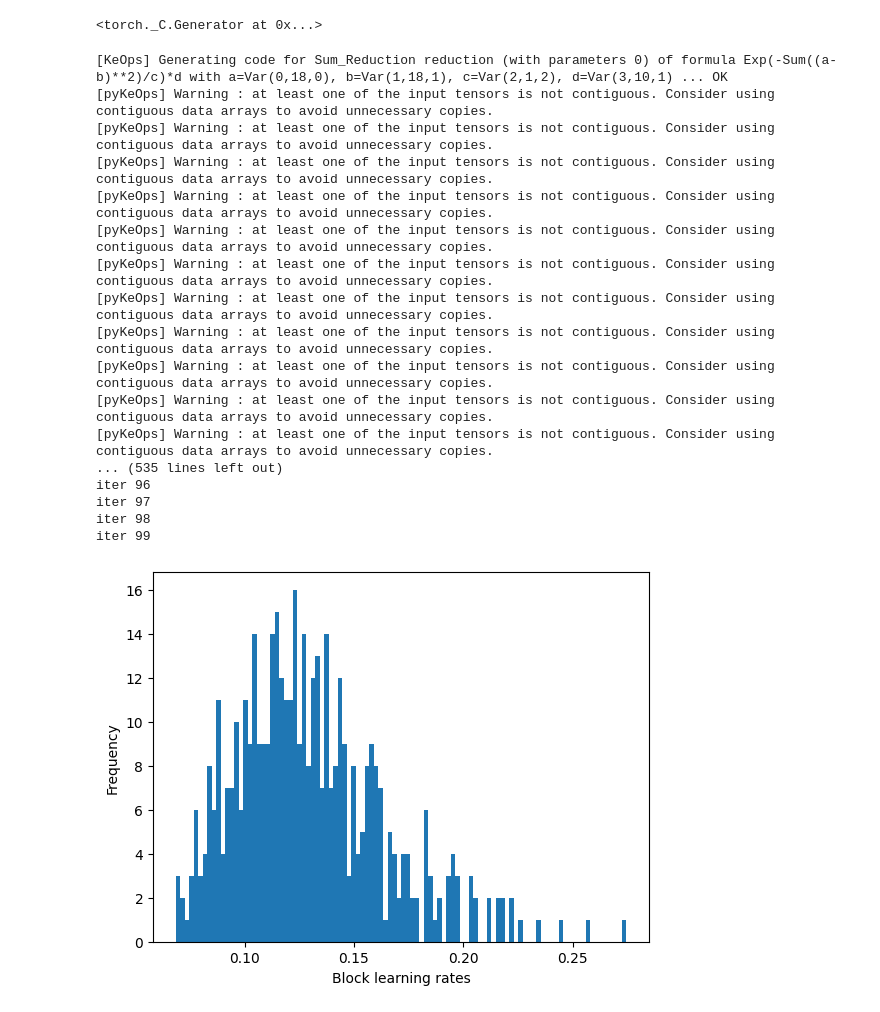
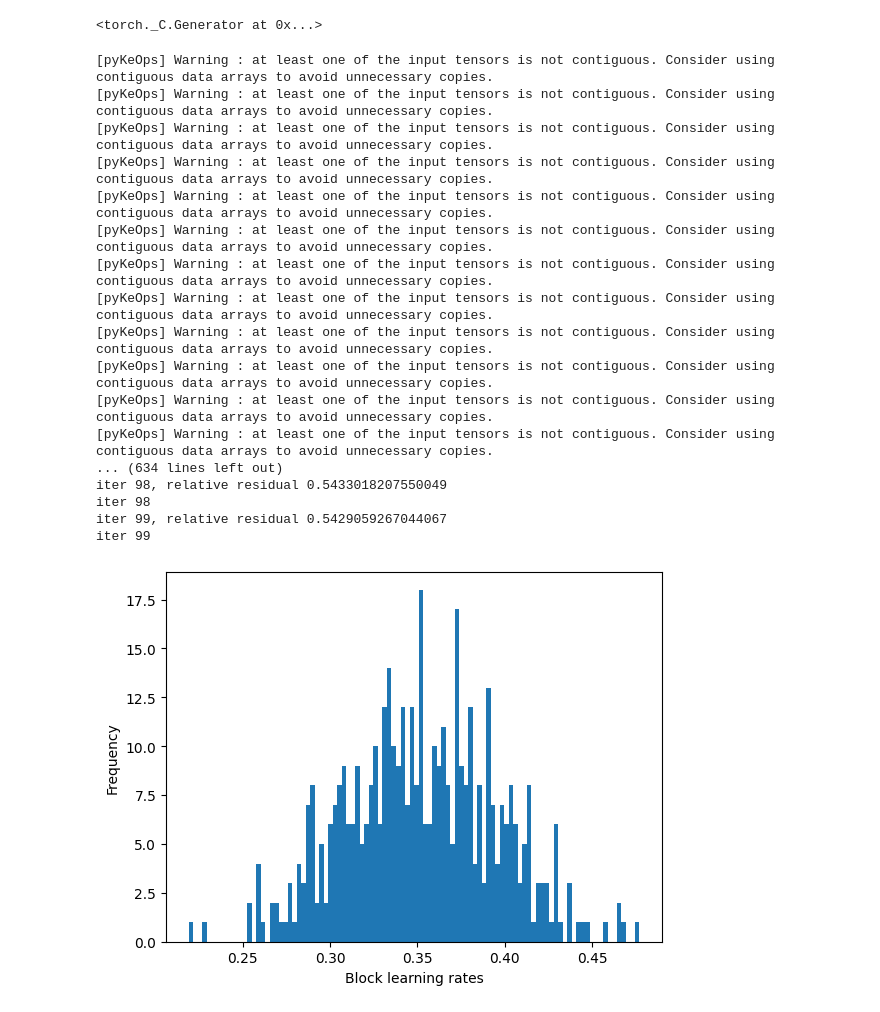
Before and after one commit to aliceitmushuk/fast_krr_alisver, a Jupyter notebook: test2.ipynb, the cells around one changed output. Saved outputs shown, nothing was run; the diff lists cells and outputs as text; code cells hidden in the pictures.

```diff
--- a/test2.ipynb
+++ b/test2.ipynb
@@ -173,11 +283,19 @@ def bcd(x, sigma, b, lambd, a0, B, r, max_iter, device):
 # %%
 data = load_svmlight_file('./data/SUSY')
 # %%
+b = data[1]
+# b[b == 0] = -1
+
 x_tr = data[0][:4500000].toarray()
-b_tr = data[1][:4500000]
+b_tr = b[:4500000]
+
+x_tst = data[0][4500000:].toarray()
+b_tst = b[4500000:]
 
 scaler = StandardScaler()
-x_tr = scaler.fit_transform(x_tr)
+scaler.fit_transform(x_tr)
+x_tr = scaler.transform(x_tr)
+x_tst = scaler.transform(x_tst)
 
 N_x = x_tr.shape[0]
 
@@ -208,9 +326,10 @@ K_ij = (- D_ij / (2 * sigma ** 2)).exp()  # Gaussian kernel matrix, still lazy
 # K_ij = (- D_ij / (2 * sigma ** 2)).exp()  # Gaussian kernel matrix, still lazy
 # %%
 # b = torch.randn(N_x, dtype=torch.float32).to(device)
+a0 = torch.zeros(N_x, dtype=torch.float32).to(device)
 lambd = 4.5 # (10 ** -2) / N_x
-a0 = torch.zeros(N_x, dtype=torch.float32).to(device)
-r = 10
+B = 450
+r = 30
 max_iter = 100
 # %%
 # Ground truth
@@ -222,22 +344,23 @@ max_iter = 100
 # %%
 with torch.no_grad():
-    a = bcd(x_tr, sigma, b_tr, lambd, a0, 450, r, max_iter, device)
+    a = acc_bcd(x_tr, b_tr, sigma, lambd, a0, B, r,
+                max_iter, device, fig_name='acc_test')
 # %% [output]
-[KeOps] Generating code for Sum_Reduction reduction (with parameters 0) of formula Exp(-Sum((a-b)**2)/c)*d with a=Var(0,18,0), b=Var(1,18,1), c=Var(2,1,2), d=Var(3,10,1) ... OK
 [pyKeOps] Warning : at least one of the input tensors is not contiguous. Consider using contiguous data arrays to avoid unnecessary copies.
 [pyKeOps] Warning : at least one of the input tensors is not contiguous. Consider using contiguous data arrays to avoid unnecessary copies.
 [pyKeOps] Warning : at least one of the input tensors is not contiguous. Consider using contiguous data arrays to avoid unnecessary copies.
 [pyKeOps] Warning : at least one of the input tensors is not contiguous. Consider using contiguous data arrays to avoid unnecessary copies.
 [pyKeOps] Warning : at least one of the input tensors is not contiguous. Consider using contiguous data arrays to avoid unnecessary copies.
 [pyKeOps] Warning : at least one of the input tensors is not contiguous. Consider using contiguous data arrays to avoid unnecessary copies.
 [pyKeOps] Warning : at least one of the input tensors is not contiguous. Consider using contiguous data arrays to avoid unnecessary copies.
 [pyKeOps] Warning : at least one of the input tensors is not contiguous. Consider using contiguous data arrays to avoid unnecessary copies.
 [pyKeOps] Warning : at least one of the input tensors is not contiguous. Consider using contiguous data arrays to avoid unnecessary copies.
 [pyKeOps] Warning : at least one of the input tensors is not contiguous. Consider using contiguous data arrays to avoid unnecessary copies.
 [pyKeOps] Warning : at least one of the input tensors is not contiguous. Consider using contiguous data arrays to avoid unnecessary copies.
-... (535 lines left out)
-iter 96
-iter 97
+[pyKeOps] Warning : at least one of the input tensors is not contiguous. Consider using contiguous data arrays to avoid unnecessary copies.
+... (634 lines left out)
+iter 98, relative residual 0.5433018207550049
 iter 98
+iter 99, relative residual 0.5429059267044067
 iter 99
-[figure, old version]
+[figure, new version]
```
Also changed, not shown: parts of 4 cells of this notebook.
